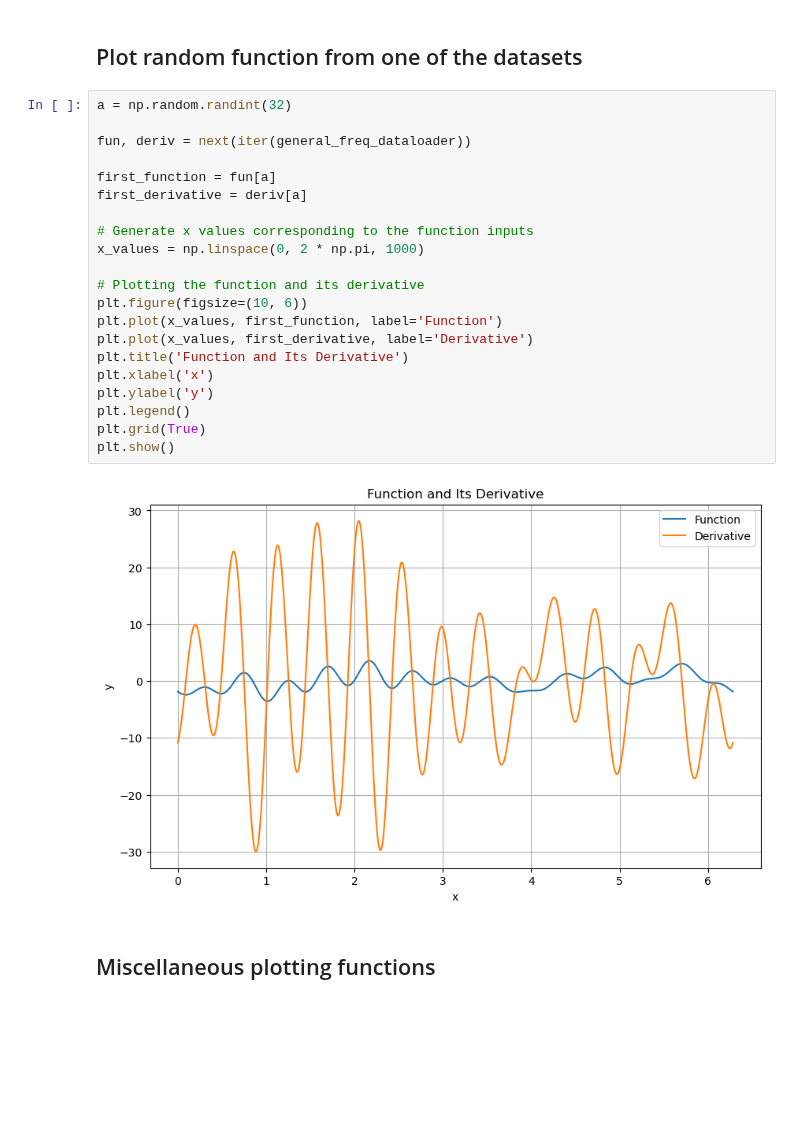
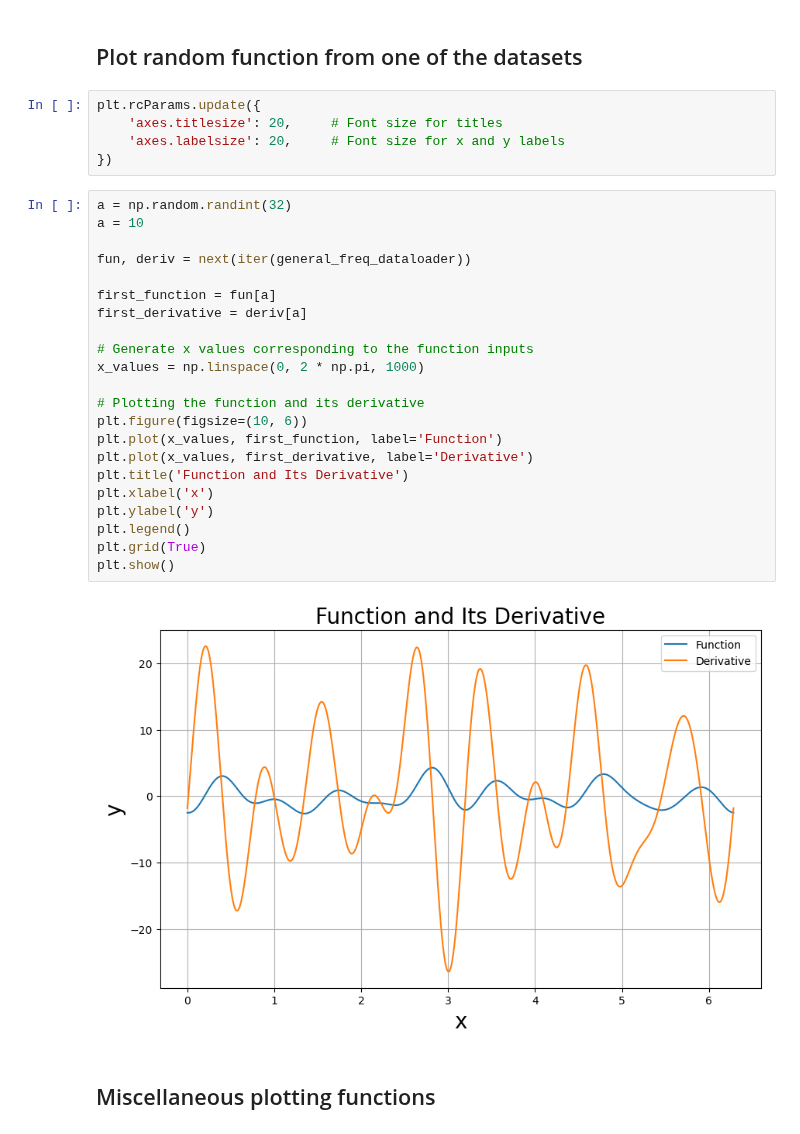
Before and after one commit to ewang26/multistage, a Jupyter notebook: scripts/spectral_bias/spectral_bias_finite_difference.ipynb, the cells around one changed output. Drawn from its saved outputs; the diff is of its cells as text; blank space fills up the shorter version.

Commit message:
Generate true and predictive derivative plots with larger font

```diff
--- a/scripts/spectral_bias/spectral_bias_finite_difference.ipynb
+++ b/scripts/spectral_bias/spectral_bias_finite_difference.ipynb
@@ -121,29 +121,35 @@ train_dataloader_h = DataLoader(train_dataset_h, batch_size=32, shuffle=True, dr
 test_dataloader_h = DataLoader(test_dataset_h, batch_size=32, shuffle=False, drop_last=True)
 # %% [markdown]
 ## Plot random function from one of the datasets
+# %%
+plt.rcParams.update({
+    'axes.titlesize': 20,     # Font size for titles
+    'axes.labelsize': 20,     # Font size for x and y labels
+})
 # %%
 a = np.random.randint(32)
+a = 10
 
 fun, deriv = next(iter(general_freq_dataloader))
 
 first_function = fun[a]
 first_derivative = deriv[a]
 
 # Generate x values corresponding to the function inputs
 x_values = np.linspace(0, 2 * np.pi, 1000)
 
 # Plotting the function and its derivative
 plt.figure(figsize=(10, 6))
 plt.plot(x_values, first_function, label='Function')
 plt.plot(x_values, first_derivative, label='Derivative')
 plt.title('Function and Its Derivative')
 plt.xlabel('x')
 plt.ylabel('y')
 plt.legend()
 plt.grid(True)
 plt.show()
 # %% [output]
-[figure, old version]
+[figure, new version]
 # %% [markdown]
 ## Miscellaneous plotting functions
 # %%
```
Also changed, not shown: parts of 6 cells of this notebook.
